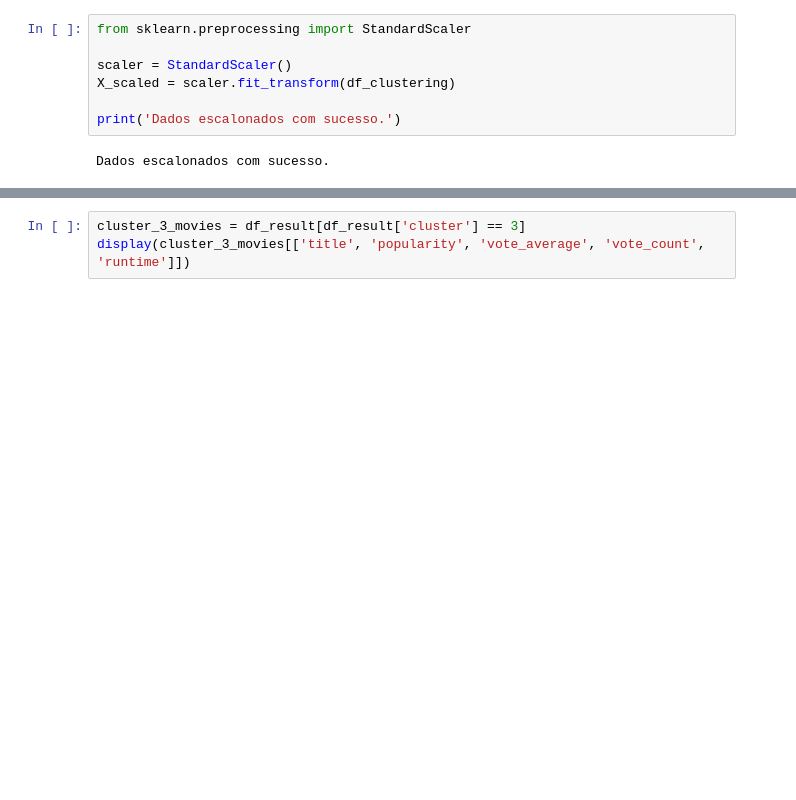
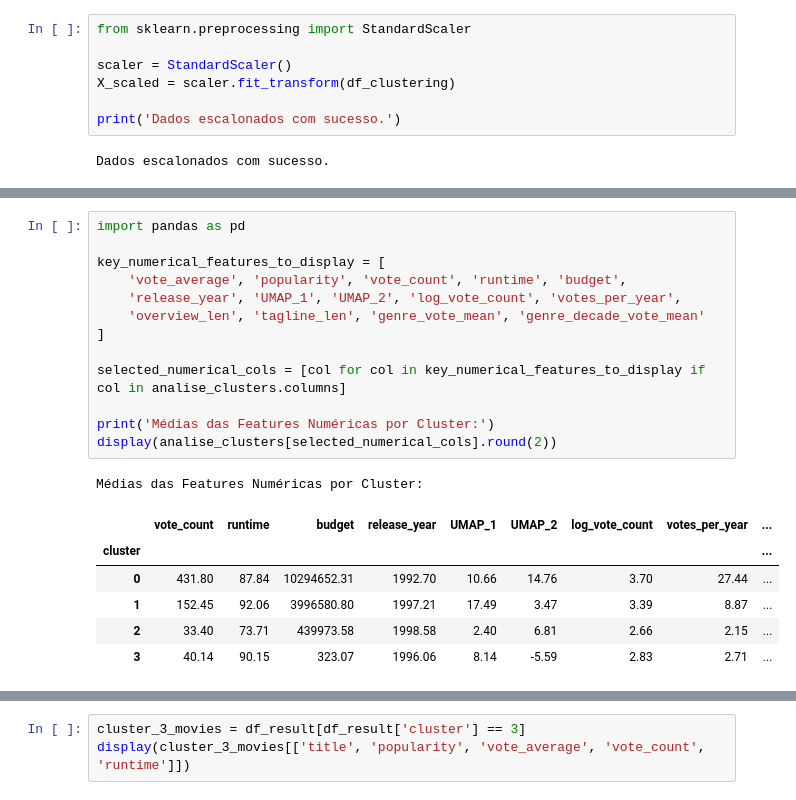
Before and after one commit to DhaviRodrigues/Projeto_PISI3_2026, a Jupyter notebook: clusterizacao/clusterizacao.ipynb, the cells around one changed output, grey strips where cells are left out. Cells and saved outputs as stored; diff of their text form; blank space fills up the shorter version.

```diff
--- a/clusterizacao/clusterizacao.ipynb
+++ b/clusterizacao/clusterizacao.ipynb
@@ -179,0 +503,21 @@ Exemplos de filmes no Cluster 3:
+# %%
+import pandas as pd
+
+key_numerical_features_to_display = [
+    'vote_average', 'popularity', 'vote_count', 'runtime', 'budget',
+    'release_year', 'UMAP_1', 'UMAP_2', 'log_vote_count', 'votes_per_year',
+    'overview_len', 'tagline_len', 'genre_vote_mean', 'genre_decade_vote_mean'
+]
+
+selected_numerical_cols = [col for col in key_numerical_features_to_display if col in analise_clusters.columns]
+
+print('Médias das Features Numéricas por Cluster:')
+display(analise_clusters[selected_numerical_cols].round(2))
+# %% [output]
+Médias das Features Numéricas por Cluster:
+|  | vote_count | runtime | budget | release_year | UMAP_1 | UMAP_2 | log_vote_count | votes_per_year | ... |
+| cluster |  |  |  |  |  |  |  |  | ... |
+| 0 | 431.80 | 87.84 | 10294652.31 | 1992.70 | 10.66 | 14.76 | 3.70 | 27.44 | ... |
+| 1 | 152.45 | 92.06 | 3996580.80 | 1997.21 | 17.49 | 3.47 | 3.39 | 8.87 | ... |
+| 2 | 33.40 | 73.71 | 439973.58 | 1998.58 | 2.40 | 6.81 | 2.66 | 2.15 | ... |
+| 3 | 40.14 | 90.15 | 323.07 | 1996.06 | 8.14 | -5.59 | 2.83 | 2.71 | ... |
```
Also changed, not shown: parts of 15 cells of this notebook, 7 other files.
